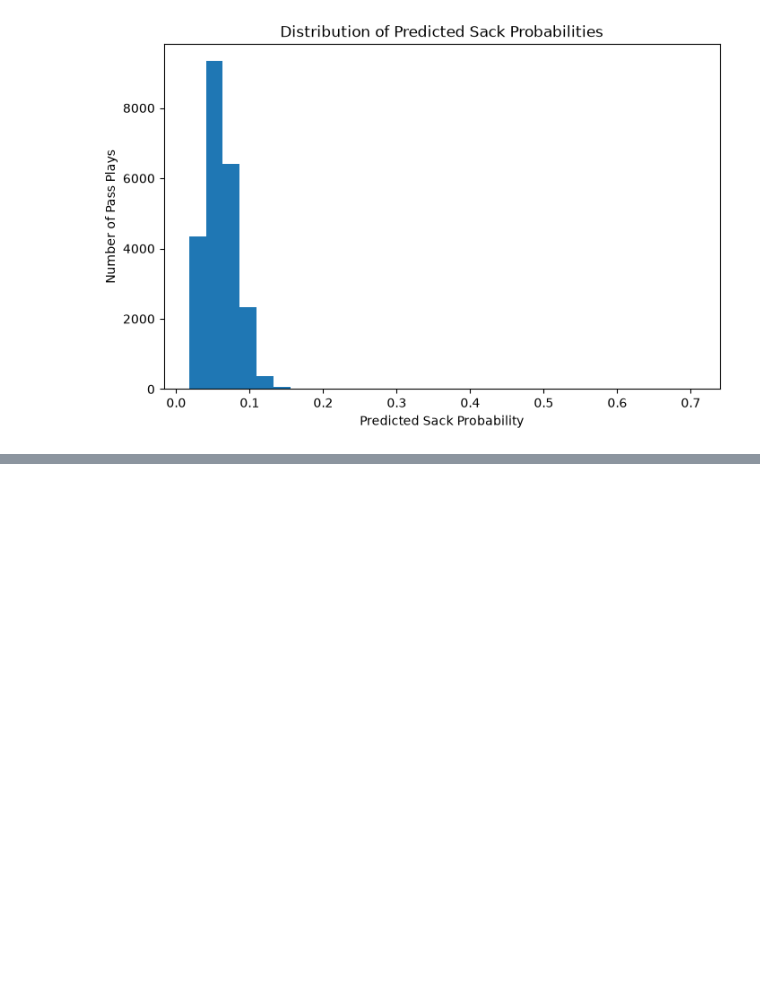
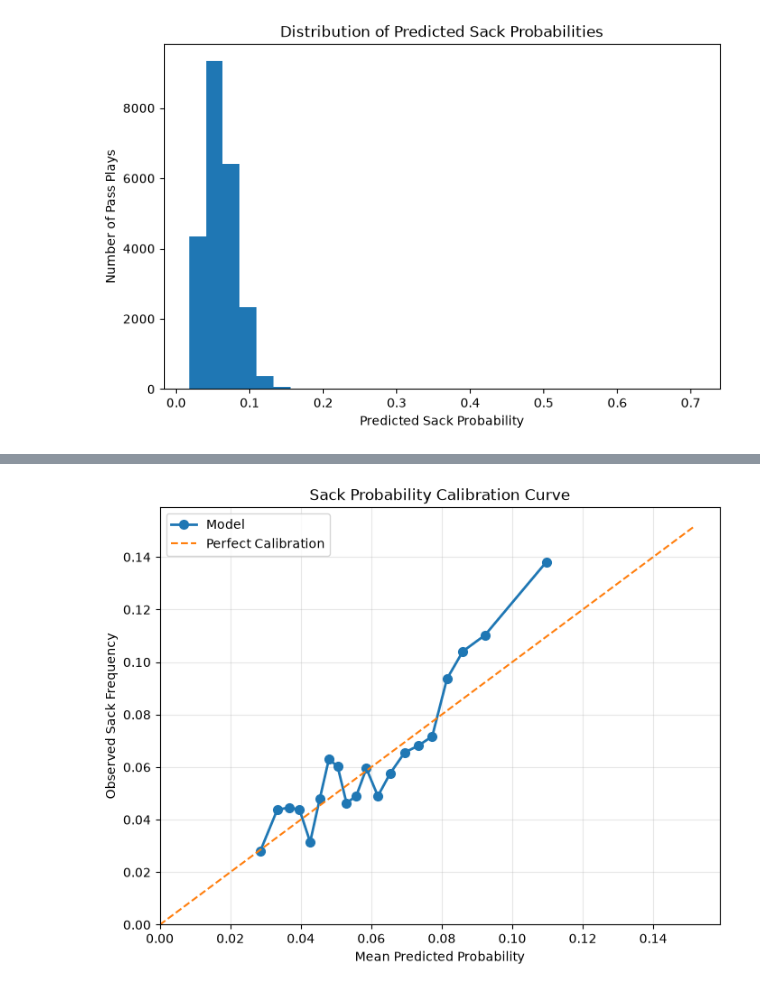
Before and after one commit to ethanfr10/NFL-Sack-Prediction, a Jupyter notebook: notebooks/01_data_exploration.ipynb, the cells around one changed output, grey strips where cells are left out. Cells and saved outputs as stored; diff of their text form; code cells hidden in the pictures; blank space fills up the shorter version.

```diff
--- a/notebooks/01_data_exploration.ipynb
+++ b/notebooks/01_data_exploration.ipynb
@@ -1469,0 +1480,52 @@ plt.show()
+# %%
+from sklearn.calibration import calibration_curve
+import matplotlib.pyplot as plt
+
+prob_true, prob_pred = calibration_curve(
+    y_test,
+    pred_probs_v5,
+    n_bins=20,
+    strategy="quantile"
+)
+
+max_val = max(
+    max(prob_pred),
+    max(prob_true)
+)
+
+plt.figure(figsize=(8, 6))
+
+plt.plot(
+    prob_pred,
+    prob_true,
+    marker="o",
+    linewidth=2,
+    markersize=7,
+    label="Model"
+)
+
+plt.plot(
+    [0, max_val * 1.1],
+    [0, max_val * 1.1],
+    linestyle="--",
+    label="Perfect Calibration"
+)
+
+plt.xlim(0, max_val * 1.15)
+plt.ylim(0, max_val * 1.15)
+
+plt.xlabel("Mean Predicted Probability")
+plt.ylabel("Observed Sack Frequency")
+plt.title("Sack Probability Calibration Curve")
+plt.grid(alpha=0.3)
+plt.legend()
+
+plt.savefig(
+    "../outputs/figures/calibration_curve.png",
+    dpi=300,
+    bbox_inches="tight"
+)
+
+plt.show()
+# %% [output]
+[figure, added]
```
Also changed, not shown: parts of 16 cells of this notebook, 2 other files.
